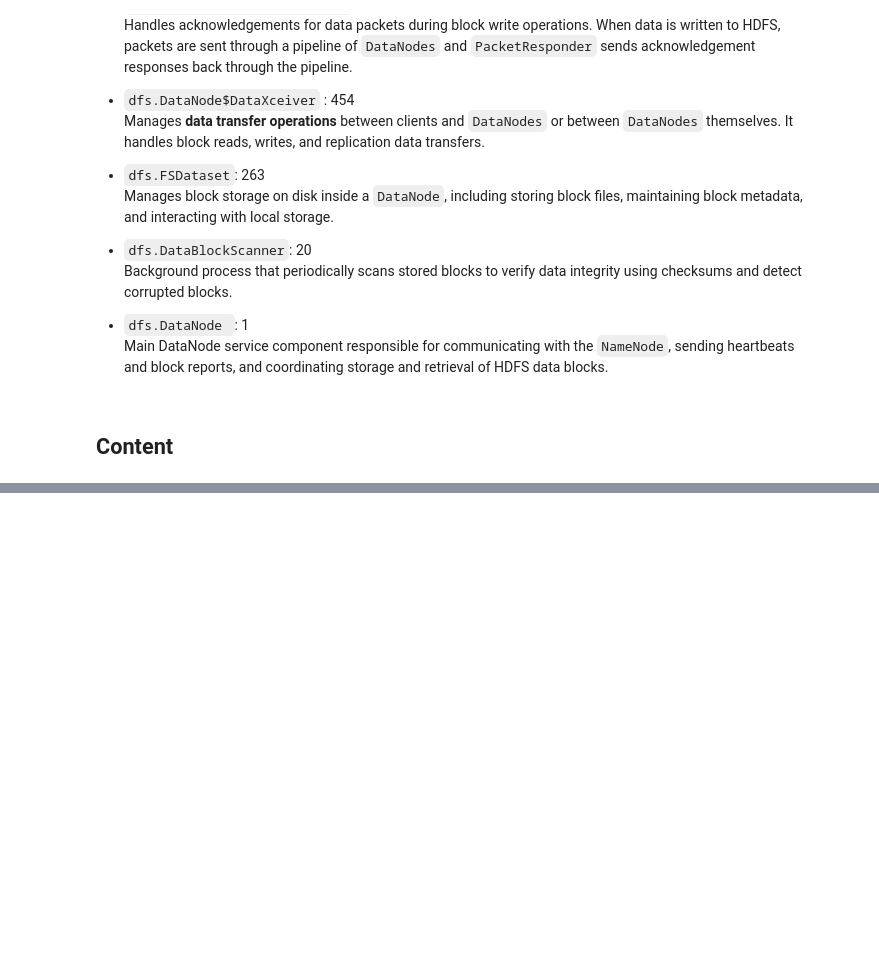
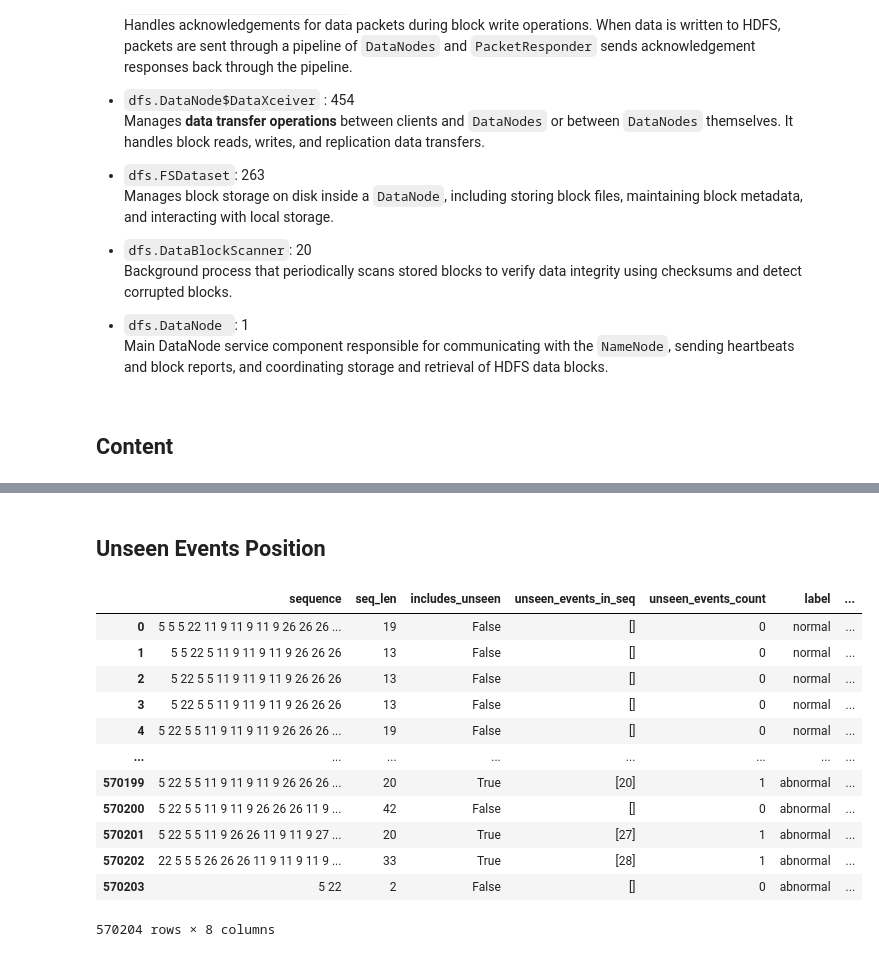
Before and after one commit to miqbal-id27/controlroom-xai-alarm-support-transformer, a Jupyter notebook: notebooks/00_exploration.ipynb, the cells around one changed output, grey strips where cells are left out. Drawn from its saved outputs; the diff is of its cells as text; code cells hidden in the pictures; blank space fills up the shorter version.

```diff
--- a/notebooks/00_exploration.ipynb
+++ b/notebooks/00_exploration.ipynb
@@ -452,0 +890,4 @@ E25 (True)
+# %%
+test_abnormal['includes_unseen'] = test_abnormal['sequence'].str.contains('|'.join(map(str, unseen_events)))
+
+test_abnormal[test_abnormal['includes_unseen']]
@@ -452,0 +908,8 @@ E25 (True)
+# %%
+test_abnormal['unseen_events_in_seq'] = test_abnormal['sequence'].apply(
+    lambda seq: [int(event) for event in seq.split() if int(event) in unseen_events]
+)
+
+test_abnormal['includes_unseen'] = test_abnormal['unseen_events_in_seq'].apply(lambda x: len(x) > 0)
+
+test_abnormal[test_abnormal['includes_unseen']]
@@ -452,0 +930,4 @@ E25 (True)
+# %%
+test_abnormal['unseen_events_count'] = test_abnormal['unseen_events_in_seq'].apply(len)
+
+test_abnormal[test_abnormal['includes_unseen']]
@@ -452,0 +974,4 @@ E25 (True)
+# %%
+evaluation_table = pd.concat([test_normal, test_abnormal], ignore_index=True)
+
+evaluation_table
@@ -452,0 +992,2 @@ E25 (True)
+# %% [markdown]
+## Unseen Events Position
@@ -452,0 +1029,16 @@ E25 (True)
+# %%
+evaluation_table
+# %% [output]
+|  | sequence | seq_len | includes_unseen | unseen_events_in_seq | unseen_events_count | label | ... |
+| 0 | 5 5 5 22 11 9 11 9 11 9 26 26 26 ... | 19 | False | [] | 0 | normal | ... |
+| 1 | 5 5 22 5 11 9 11 9 11 9 26 26 26 | 13 | False | [] | 0 | normal | ... |
+| 2 | 5 22 5 5 11 9 11 9 11 9 26 26 26 | 13 | False | [] | 0 | normal | ... |
+| 3 | 5 22 5 5 11 9 11 9 11 9 26 26 26 | 13 | False | [] | 0 | normal | ... |
+| 4 | 5 22 5 5 11 9 11 9 11 9 26 26 26 ... | 19 | False | [] | 0 | normal | ... |
+| ... | ... | ... | ... | ... | ... | ... | ... |
+| 570199 | 5 22 5 5 11 9 11 9 11 9 26 26 26 ... | 20 | True | [20] | 1 | abnormal | ... |
+| 570200 | 5 22 5 5 11 9 11 9 26 26 26 11 9 ... | 42 | False | [] | 0 | abnormal | ... |
+| 570201 | 5 22 5 5 11 9 26 26 11 9 11 9 27 ... | 20 | True | [27] | 1 | abnormal | ... |
+| 570202 | 22 5 5 5 26 26 26 11 9 11 9 11 9 ... | 33 | True | [28] | 1 | abnormal | ... |
+| 570203 | 5 22 | 2 | False | [] | 0 | abnormal | ... |
+570204 rows × 8 columns
```
Also changed, not shown: parts of 114 cells of this notebook, 9 other files.
